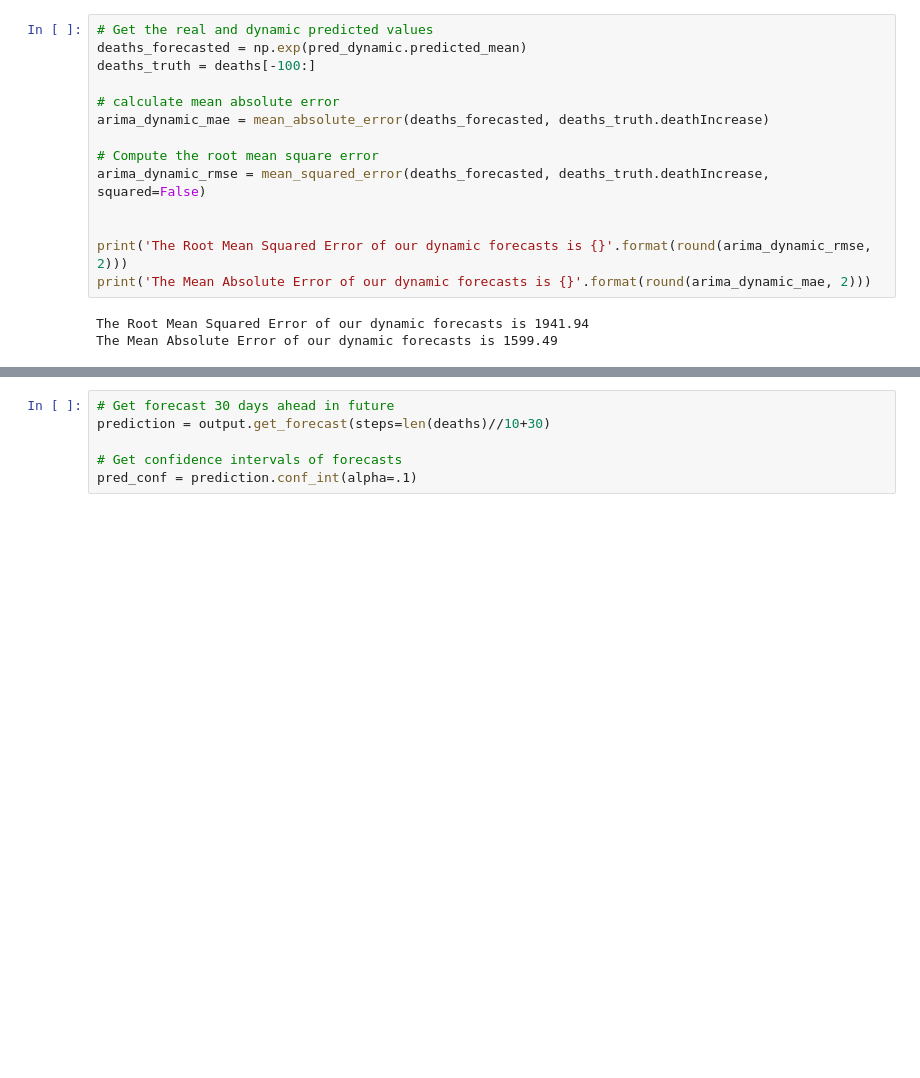
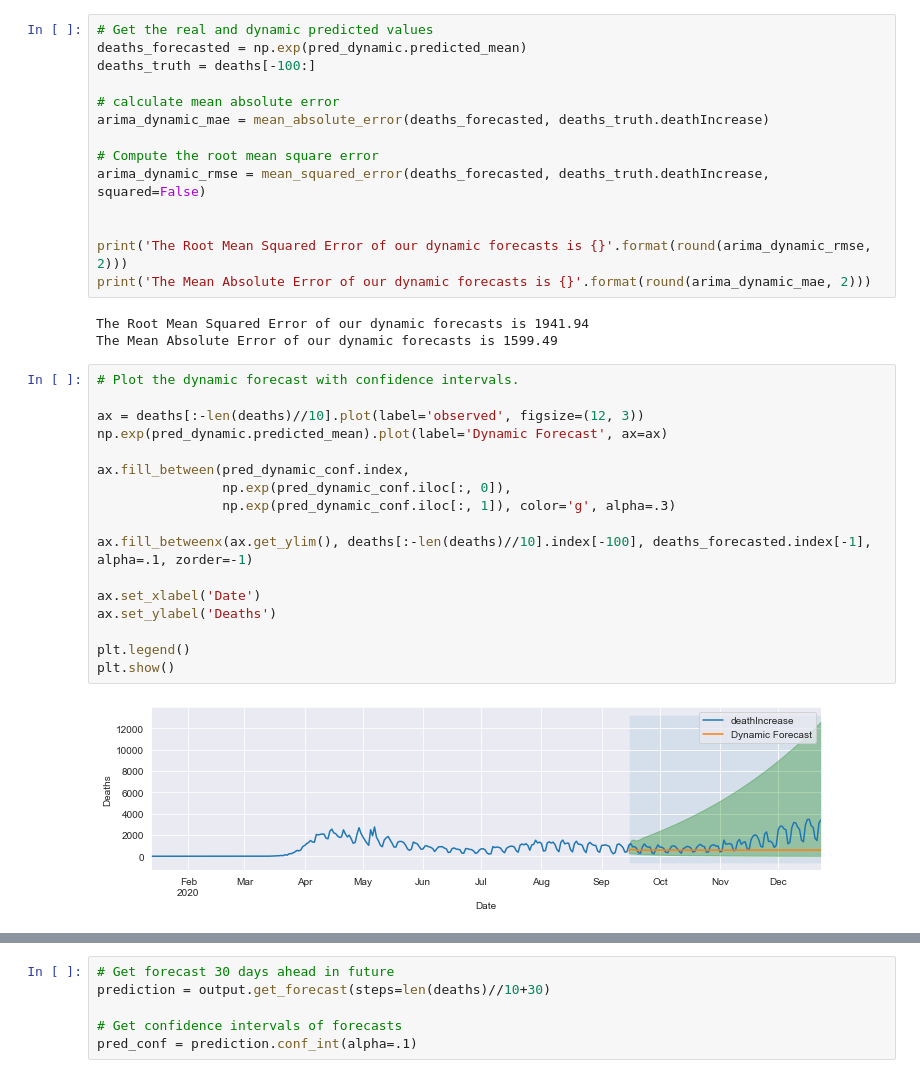
Before and after one commit to ghcn345/Coronavirus-Prediction, a Jupyter notebook: temp.ipynb, the cells around one changed output, grey strips where cells are left out. Saved outputs shown, nothing was run; the diff lists cells and outputs as text; blank space fills up the shorter version.

```diff
--- a/temp.ipynb
+++ b/temp.ipynb
@@ -370,6 +353,25 @@ print('The Mean Absolute Error of our dynamic forecasts is {}'.format(round(arim
 # %% [output]
 The Root Mean Squared Error of our dynamic forecasts is 1941.94
 The Mean Absolute Error of our dynamic forecasts is 1599.49
+# %%
+# Plot the dynamic forecast with confidence intervals.
+
+ax = deaths[:-len(deaths)//10].plot(label='observed', figsize=(12, 3))
+np.exp(pred_dynamic.predicted_mean).plot(label='Dynamic Forecast', ax=ax)
+
+ax.fill_between(pred_dynamic_conf.index,
+                np.exp(pred_dynamic_conf.iloc[:, 0]),
+                np.exp(pred_dynamic_conf.iloc[:, 1]), color='g', alpha=.3)
+
+ax.fill_betweenx(ax.get_ylim(), deaths[:-len(deaths)//10].index[-100], deaths_forecasted.index[-1], alpha=.1, zorder=-1)
+
+ax.set_xlabel('Date')
+ax.set_ylabel('Deaths')
+
+plt.legend()
+plt.show()
+# %% [output]
+[figure, added]
 # %%
 # Re-run model on entire dataset
 ARIMA_MODEL = SARIMAX(endog=np.log(deaths),
```
Also changed, not shown: parts of 13 cells of this notebook.
